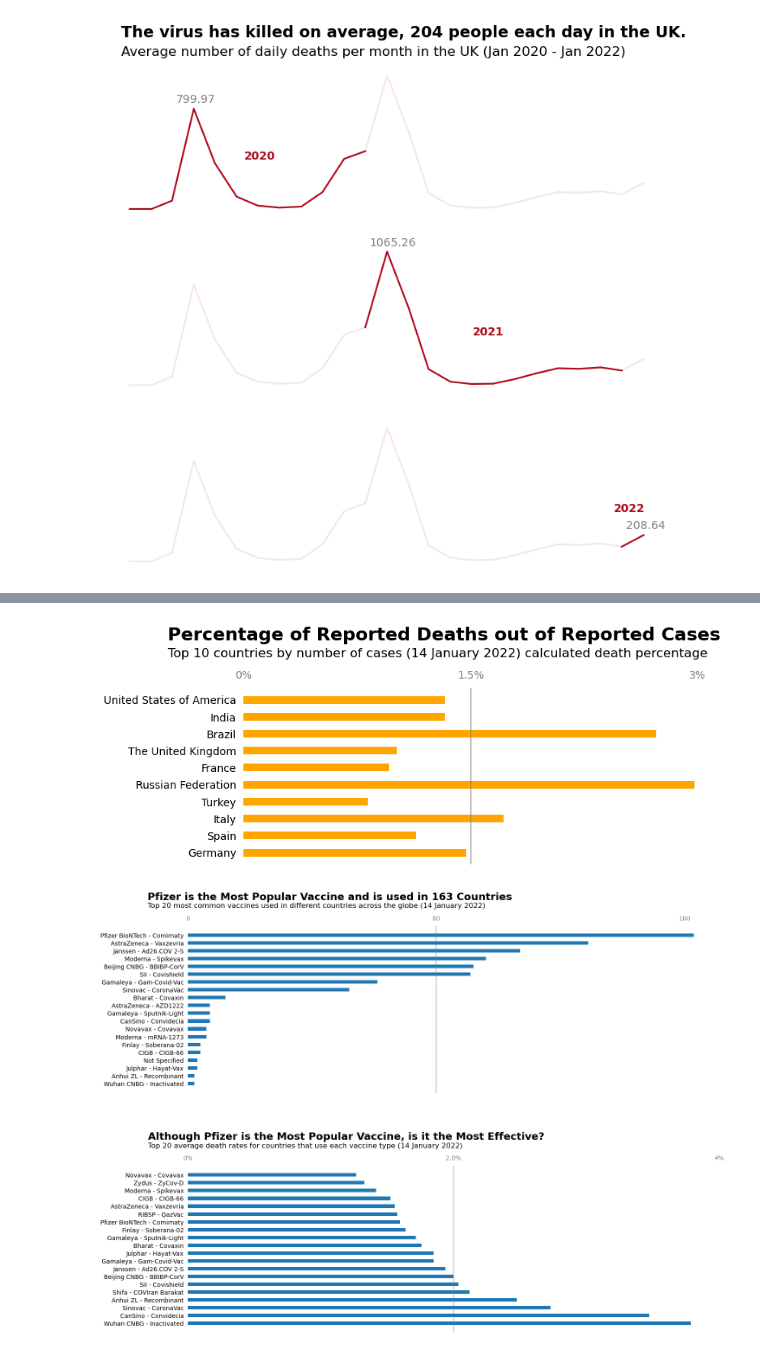
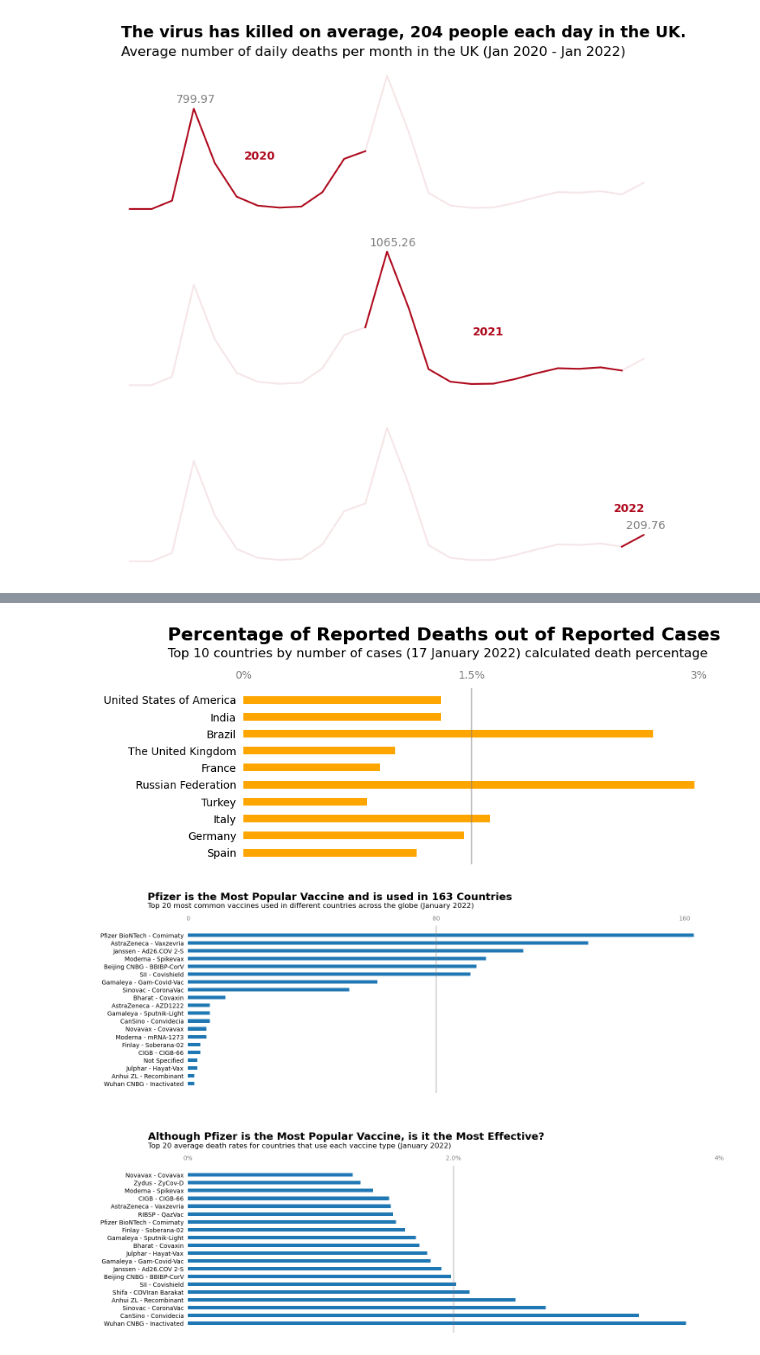
Before and after one commit to joel-pearson/visualisation-practice, a Jupyter notebook: covid-19-visual-practice.ipynb, the cells around one changed output, grey strips where cells are left out. Cells and saved outputs as stored; diff of their text form; code cells hidden in the pictures.

Commit message:
few tweaks in code + using more up-to-date data

```diff
--- a/covid-19-visual-practice.ipynb
+++ b/covid-19-visual-practice.ipynb
@@ -14,7 +14,7 @@ This script has been made very adaptable in order to be used for future data fro
 import pandas as pd
 
 # read dataset
-data = pd.read_csv('data/WHO-COVID-19-global-data-(14.01.22).csv')
+data = pd.read_csv('data/WHO-COVID-19-global-data-(17.01.22).csv')
 
 # convert 'Date_reported' column to datetime object types
 data['Date_reported'] = pd.to_datetime(data['Date_reported'])
@@ -272,10 +272,10 @@ ax.text(x=-0.5, y=11.5, s='Top 10 countries by number of cases (' + data['Date_r
 
 plt.show()
 # %% [output]
-[figure, old version]
+[figure, new version]
 # %%
 # read vaccination dataset
-vaccine_data = pd.read_csv('data/vaccination-data.csv')
+vaccine_data = pd.read_csv('data/vaccination-data-(17.01.22).csv')
 
 # create dataframe of vaccine count to show popularity
 vaccines_dict = {}
@@ -307,7 +307,7 @@ ax1.axvline(x=highest_vaccine_count/2, c='grey', alpha=0.5)  # add vertical line
 most_popular_vaccine = vaccines_count_top20[vaccines_count_top20['count'] == vaccines_count_top20['count'].max()]['vaccine'].values[0].split(' ')[0]
 most_popular_vaccine_count = vaccines_count_top20[vaccines_count_top20['count'] == vaccines_count_top20['count'].max()]['count'].values[0]
 ax1.text(x=-13, y=23.5, s=most_popular_vaccine + ' is the Most Popular Vaccine and is used in ' + str(most_popular_vaccine_count) + ' Countries', weight='bold', size=17)
-ax1.text(x=-13, y=22.5, s='Top 20 most common vaccines used in different countries across the globe (' + data['Date_reported'].max().strftime('%d %B %Y') + ')', size=12)
+ax1.text(x=-13, y=22.5, s='Top 20 most common vaccines used in different countries across the globe (' + data['Date_reported'].max().strftime('%B %Y') + ')', size=12)
 
 
 # add 'death_percentage' column to vaccine dataset
@@ -324,32 +324,32 @@ for row in vaccine_data_deaths.dropna().iterrows():
         vaccines.append(i)
     for vaccine in vaccines:
         if vaccine in vaccine_death_rate_dict:
             rate = vaccine_death_rate_dict[vaccine][0]
             num = vaccine_death_rate_dict[vaccine][1]
             vaccine_death_rate_dict[vaccine] = ((rate+(row[1][-1])), num+1)
         else:
             vaccine_death_rate_dict[vaccine] = (row[1][-1], 1)
 
 death_rate_dict = {}
 for country in vaccine_death_rate_dict:
     death_rate = vaccine_death_rate_dict[country][0] / vaccine_death_rate_dict[country][1]
     if country not in death_rate_dict:
         death_rate_dict[country] = death_rate
     else:
         pass
 
 # convert dictionary to dataframe for plot
 vaccine_death_rates = pd.DataFrame(death_rate_dict.items(), columns=['vaccine', 'avg_death_rate']).sort_values('avg_death_rate', ascending=False).tail(20)
 
 # plot2
 ax2.barh(vaccine_death_rates['vaccine'], vaccine_death_rates['avg_death_rate'], height=0.45)
 highest_death_rate = round(vaccine_death_rates['avg_death_rate'].max())  # find highest value for x-ticks
 ax2.set_xticks([0, highest_death_rate/2, highest_death_rate])  # set xtick values
 ax2.set_xticklabels(['0%', str(highest_death_rate/2)+'%', str(highest_death_rate)+'%'])  # change xtick labels
 ax2.axvline(x=highest_death_rate/2, c='grey', alpha=0.5)  # add vertical line
 ax2.text(x=-0.3, y=23.5, s='Although ' + most_popular_vaccine + ' is the Most Popular Vaccine, is it the Most Effective?', weight='bold', size=17)
-ax2.text(x=-0.3, y=22.5, s='Top 20 average death rates for countries that use each vaccine type (' + data['Date_reported'].max().strftime('%d %B %Y') + ')', size=12)
+ax2.text(x=-0.3, y=22.5, s='Top 20 average death rates for countries that use each vaccine type (' + data['Date_reported'].max().strftime('%B %Y') + ')', size=12)
 
 plt.show()
 # %% [output]
-[figure, old version]
+[figure, new version]
```
Also changed, not shown: parts of 6 cells of this notebook, 5 other files.
